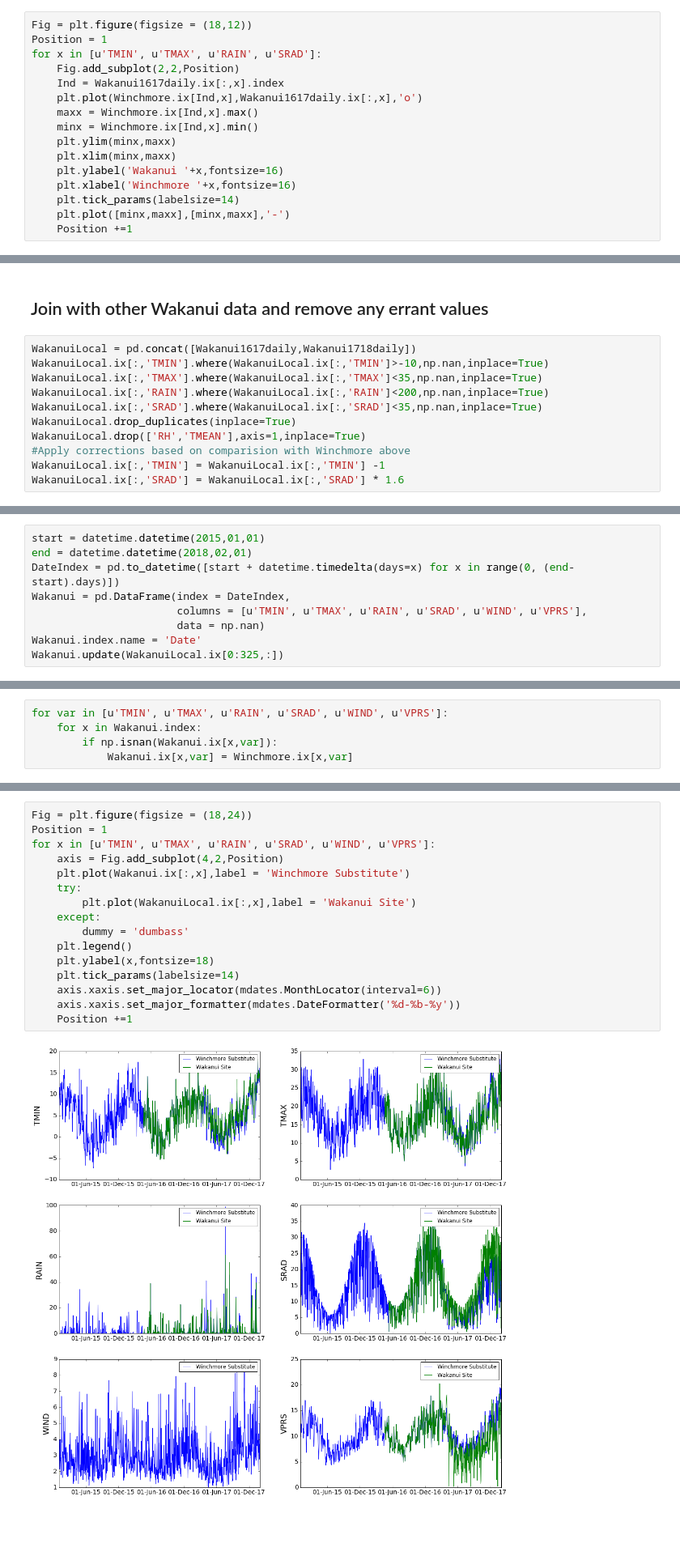
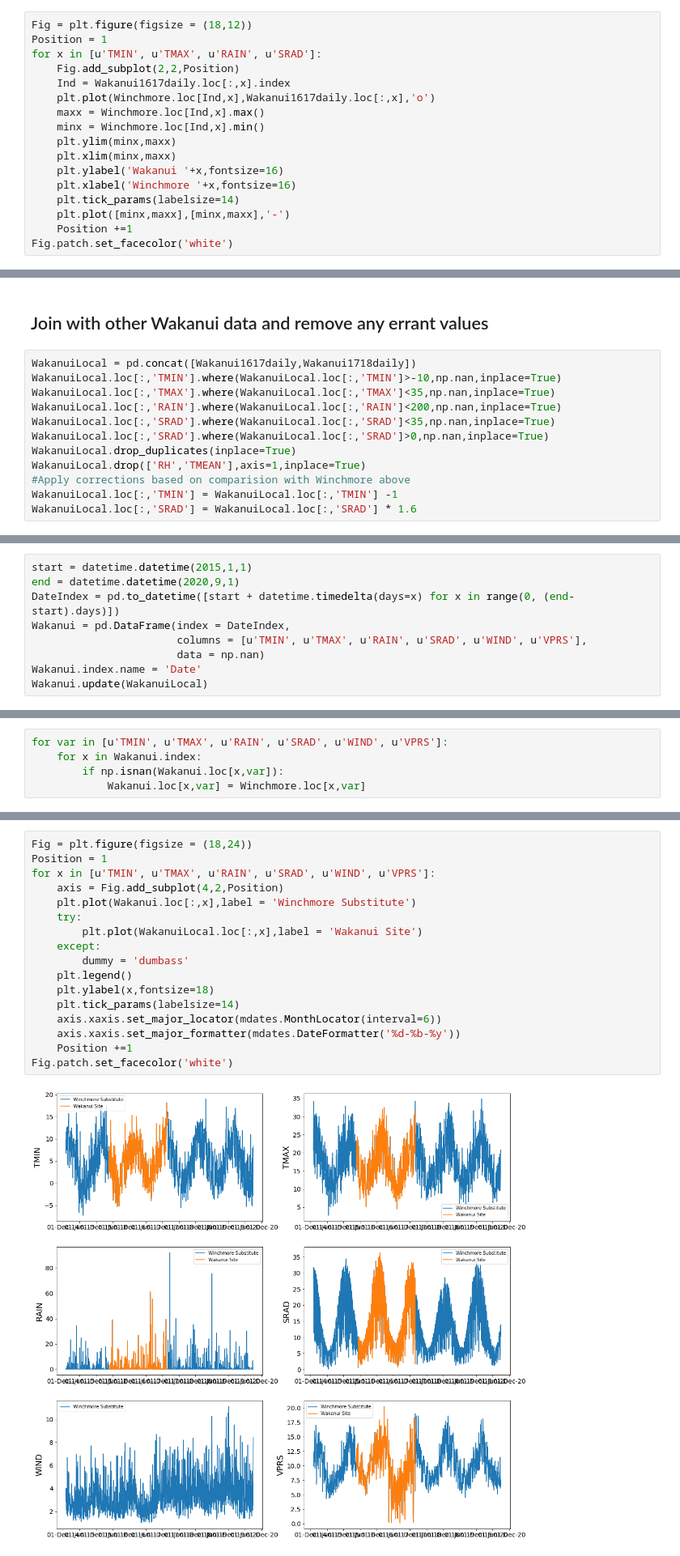
Before and after one commit to HamishBrownPFR/2020, a Jupyter notebook: Weather/PrepareWakanuiWeather.ipynb, the cells around one changed output, grey strips where cells are left out. Shown: that part at 81% size. Saved outputs shown, nothing was run; the diff lists cells and outputs as text; blank space fills up the shorter version.

Commit message:
Fix bug in Wakanui weather identified by Syble, update tidy up etc

```diff
--- a/Weather/PrepareWakanuiWeather.ipynb
+++ b/Weather/PrepareWakanuiWeather.ipynb
@@ -173,10 +187,10 @@ Fig = plt.figure(figsize = (18,12))
 Position = 1
 for x in [u'TMIN', u'TMAX', u'RAIN', u'SRAD']:
     Fig.add_subplot(2,2,Position)
-    Ind = Wakanui1617daily.ix[:,x].index
-    plt.plot(Winchmore.ix[Ind,x],Wakanui1617daily.ix[:,x],'o')
-    maxx = Winchmore.ix[Ind,x].max()
-    minx = Winchmore.ix[Ind,x].min()
+    Ind = Wakanui1617daily.loc[:,x].index
+    plt.plot(Winchmore.loc[Ind,x],Wakanui1617daily.loc[:,x],'o')
+    maxx = Winchmore.loc[Ind,x].max()
+    minx = Winchmore.loc[Ind,x].min()
     plt.ylim(minx,maxx)
     plt.xlim(minx,maxx)
     plt.ylabel('Wakanui '+x,fontsize=16)
@@ -184,4 +198,5 @@ for x in [u'TMIN', u'TMAX', u'RAIN', u'SRAD']:
     plt.tick_params(labelsize=14)
     plt.plot([minx,maxx],[minx,maxx],'-')
     Position +=1
+Fig.patch.set_facecolor('white')
 # %% [output]
@@ -208,13 +223,14 @@ Wakanui1718daily.ix[:,'VPRS'] = [et.saturated_vapor_pressure(Wakanui1718daily.ix
 ## Join with other Wakanui data and remove any errant values
 # %%
 WakanuiLocal = pd.concat([Wakanui1617daily,Wakanui1718daily])
-WakanuiLocal.ix[:,'TMIN'].where(WakanuiLocal.ix[:,'TMIN']>-10,np.nan,inplace=True)
-WakanuiLocal.ix[:,'TMAX'].where(WakanuiLocal.ix[:,'TMAX']<35,np.nan,inplace=True)
-WakanuiLocal.ix[:,'RAIN'].where(WakanuiLocal.ix[:,'RAIN']<200,np.nan,inplace=True)
-WakanuiLocal.ix[:,'SRAD'].where(WakanuiLocal.ix[:,'SRAD']<35,np.nan,inplace=True)
+WakanuiLocal.loc[:,'TMIN'].where(WakanuiLocal.loc[:,'TMIN']>-10,np.nan,inplace=True)
+WakanuiLocal.loc[:,'TMAX'].where(WakanuiLocal.loc[:,'TMAX']<35,np.nan,inplace=True)
+WakanuiLocal.loc[:,'RAIN'].where(WakanuiLocal.loc[:,'RAIN']<200,np.nan,inplace=True)
+WakanuiLocal.loc[:,'SRAD'].where(WakanuiLocal.loc[:,'SRAD']<35,np.nan,inplace=True)
+WakanuiLocal.loc[:,'SRAD'].where(WakanuiLocal.loc[:,'SRAD']>0,np.nan,inplace=True)
 WakanuiLocal.drop_duplicates(inplace=True)
 WakanuiLocal.drop(['RH','TMEAN'],axis=1,inplace=True)
 #Apply corrections based on comparision with Winchmore above
-WakanuiLocal.ix[:,'TMIN'] = WakanuiLocal.ix[:,'TMIN'] -1
-WakanuiLocal.ix[:,'SRAD'] = WakanuiLocal.ix[:,'SRAD'] * 1.6
+WakanuiLocal.loc[:,'TMIN'] = WakanuiLocal.loc[:,'TMIN'] -1
+WakanuiLocal.loc[:,'SRAD'] = WakanuiLocal.loc[:,'SRAD'] * 1.6
 # %% [markdown]
@@ -222,10 +238,10 @@ WakanuiLocal.ix[:,'SRAD'] = WakanuiLocal.ix[:,'SRAD'] * 1.6
 # %%
-start = datetime.datetime(2015,01,01)
-end = datetime.datetime(2018,02,01)
+start = datetime.datetime(2015,1,1)
+end = datetime.datetime(2020,9,1)
 DateIndex = pd.to_datetime([start + datetime.timedelta(days=x) for x in range(0, (end-start).days)])
 Wakanui = pd.DataFrame(index = DateIndex,
                        columns = [u'TMIN', u'TMAX', u'RAIN', u'SRAD', u'WIND', u'VPRS'],
                        data = np.nan)
 Wakanui.index.name = 'Date'
-Wakanui.update(WakanuiLocal.ix[0:325,:])
+Wakanui.update(WakanuiLocal)
 # %% [markdown]
@@ -233,6 +249,6 @@ Wakanui.update(WakanuiLocal.ix[0:325,:])
 # %%
 for var in [u'TMIN', u'TMAX', u'RAIN', u'SRAD', u'WIND', u'VPRS']:
     for x in Wakanui.index:
-        if np.isnan(Wakanui.ix[x,var]):
-            Wakanui.ix[x,var] = Winchmore.ix[x,var]
+        if np.isnan(Wakanui.loc[x,var]):
+            Wakanui.loc[x,var] = Winchmore.loc[x,var]
 # %% [markdown]
@@ -240,18 +256,19 @@ for var in [u'TMIN', u'TMAX', u'RAIN', u'SRAD', u'WIND', u'VPRS']:
 # %%
 Fig = plt.figure(figsize = (18,24))
 Position = 1
 for x in [u'TMIN', u'TMAX', u'RAIN', u'SRAD', u'WIND', u'VPRS']:
     axis = Fig.add_subplot(4,2,Position)
-    plt.plot(Wakanui.ix[:,x],label = 'Winchmore Substitute')
+    plt.plot(Wakanui.loc[:,x],label = 'Winchmore Substitute')
     try:
-        plt.plot(WakanuiLocal.ix[:,x],label = 'Wakanui Site')
+        plt.plot(WakanuiLocal.loc[:,x],label = 'Wakanui Site')
     except:
         dummy = 'dumbass'
     plt.legend()
     plt.ylabel(x,fontsize=18)
     plt.tick_params(labelsize=14)
     axis.xaxis.set_major_locator(mdates.MonthLocator(interval=6))
     axis.xaxis.set_major_formatter(mdates.DateFormatter('%d-%b-%y'))
     Position +=1
+Fig.patch.set_facecolor('white')
 # %% [output]
-[figure, old version]
+[figure, new version]
```
Also changed, not shown: parts of 20 cells of this notebook, 7 other files.
